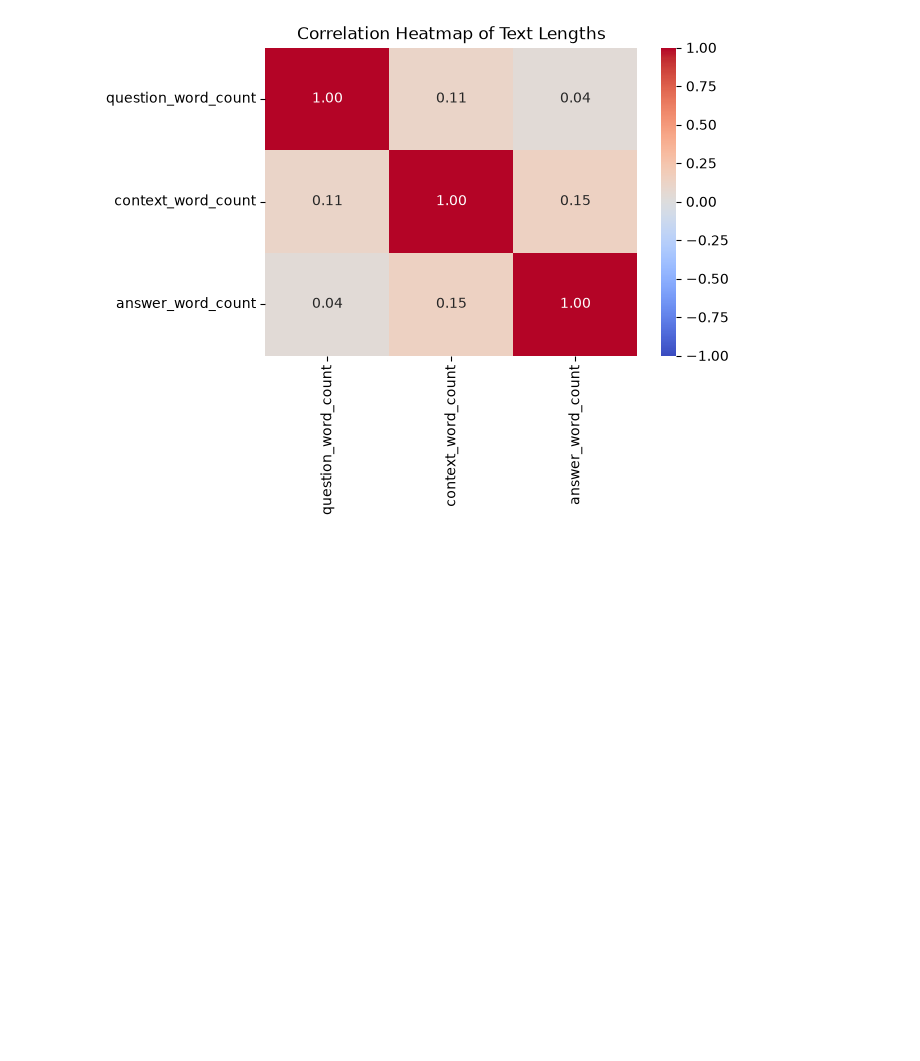
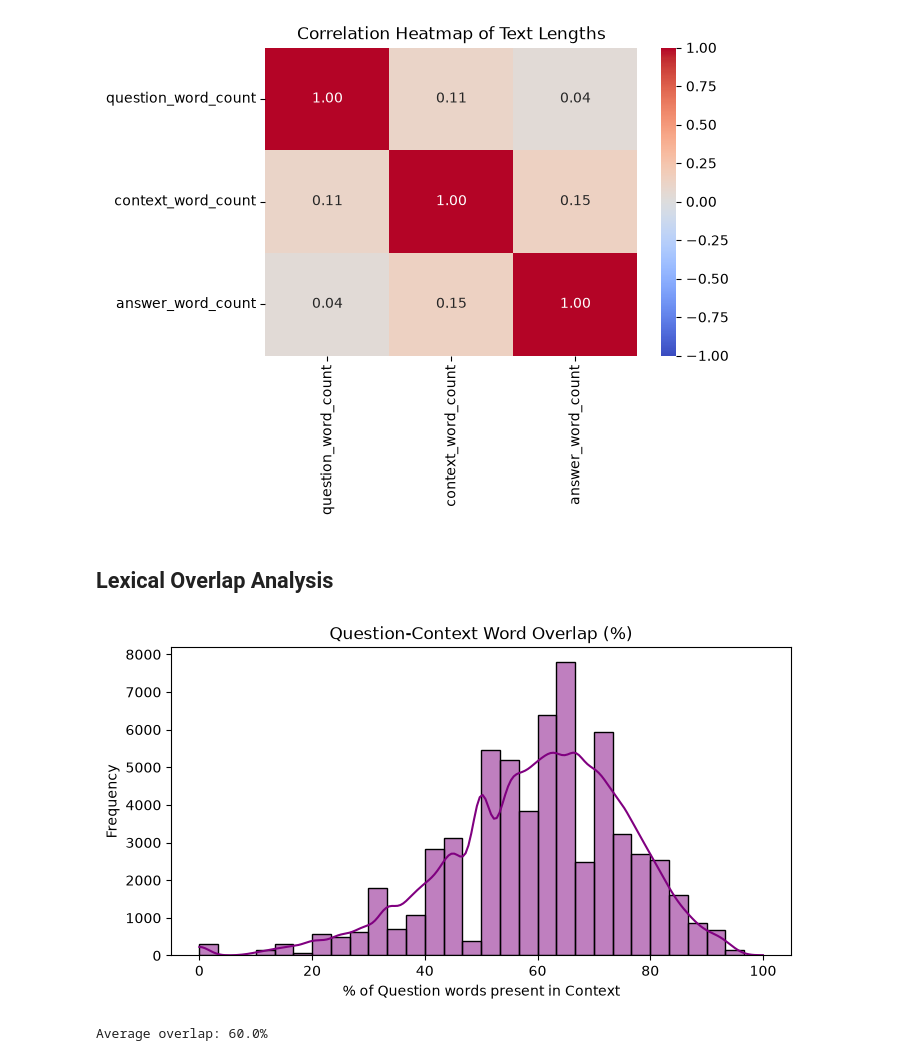
Before and after one commit to NotTodaySirr/Clinical-QA-NLP, a Jupyter notebook: backend/AI/notebooks/EDA.ipynb, the cells around one changed output. Saved outputs shown, nothing was run; the diff lists cells and outputs as text; code cells hidden in the pictures; blank space fills up the shorter version.

```diff
--- a/backend/AI/notebooks/EDA.ipynb
+++ b/backend/AI/notebooks/EDA.ipynb
@@ -227,3 +227,27 @@ question_word_count           0.035288
 context_word_count            0.146684
 answer_word_count             1.000000
 [figure]
+# %% [markdown]
+## Lexical Overlap Analysis
+# %%
+def calc_overlap(row):
+    q_words = set(str(row['question']).lower().split())
+    c_words = set(str(row['context']).lower().split())
+    if not q_words:
+        return 0
+    # Percentage of question words found in context
+    return len(q_words.intersection(c_words)) / len(q_words) * 100
+
+df['q_c_overlap_pct'] = df.apply(calc_overlap, axis=1)
+
+plt.figure(figsize=(8, 4))
+sns.histplot(df['q_c_overlap_pct'], bins=30, kde=True, color='purple')
+plt.title('Question-Context Word Overlap (%)')
+plt.xlabel('% of Question words present in Context')
+plt.ylabel('Frequency')
+plt.show()
+
+print(f"Average overlap: {df['q_c_overlap_pct'].mean():.1f}%")
+# %% [output]
+[figure, added]
+Average overlap: 60.0%
```
Also changed, not shown: parts of 6 cells of this notebook, 1 other file.
